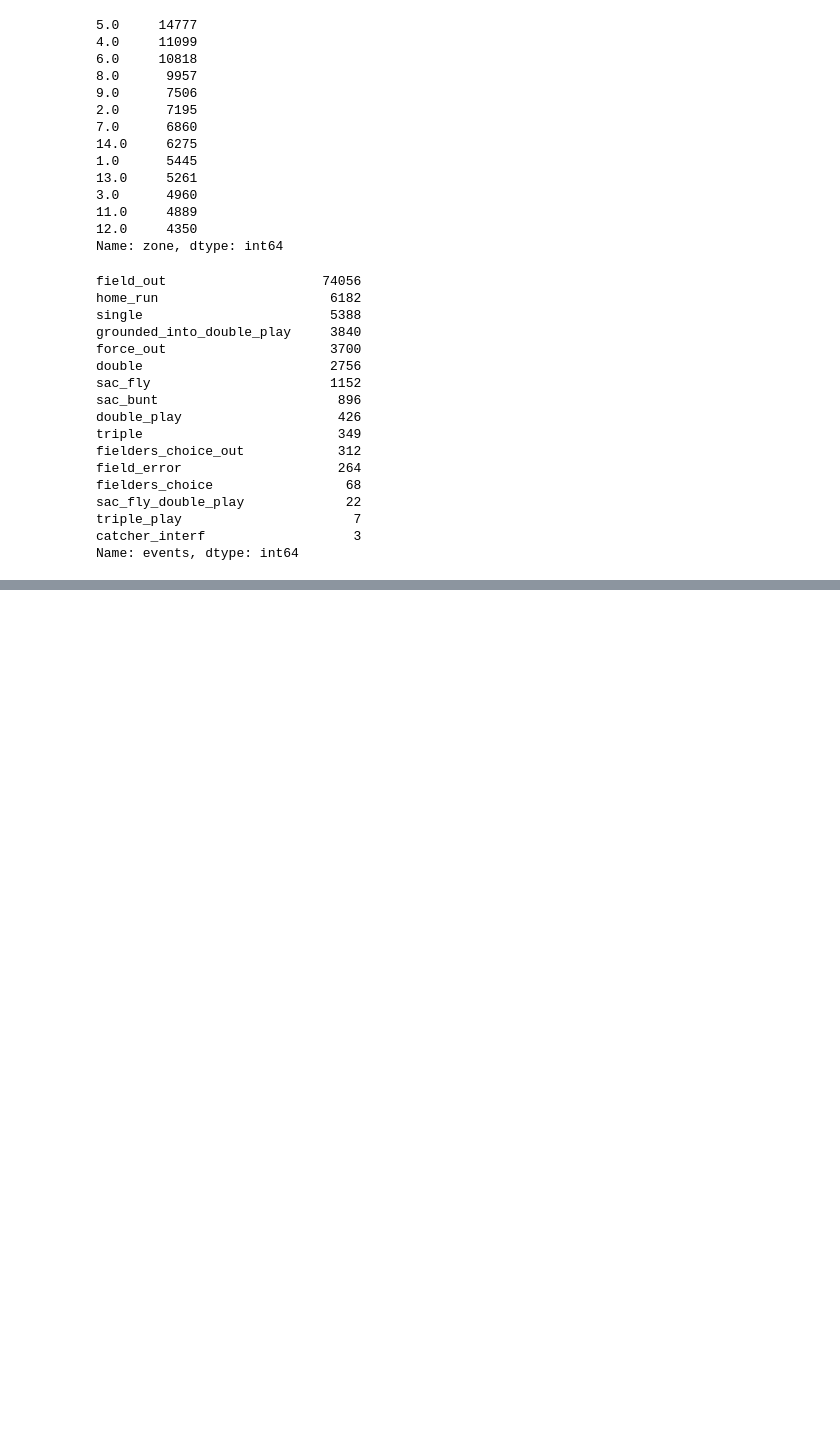
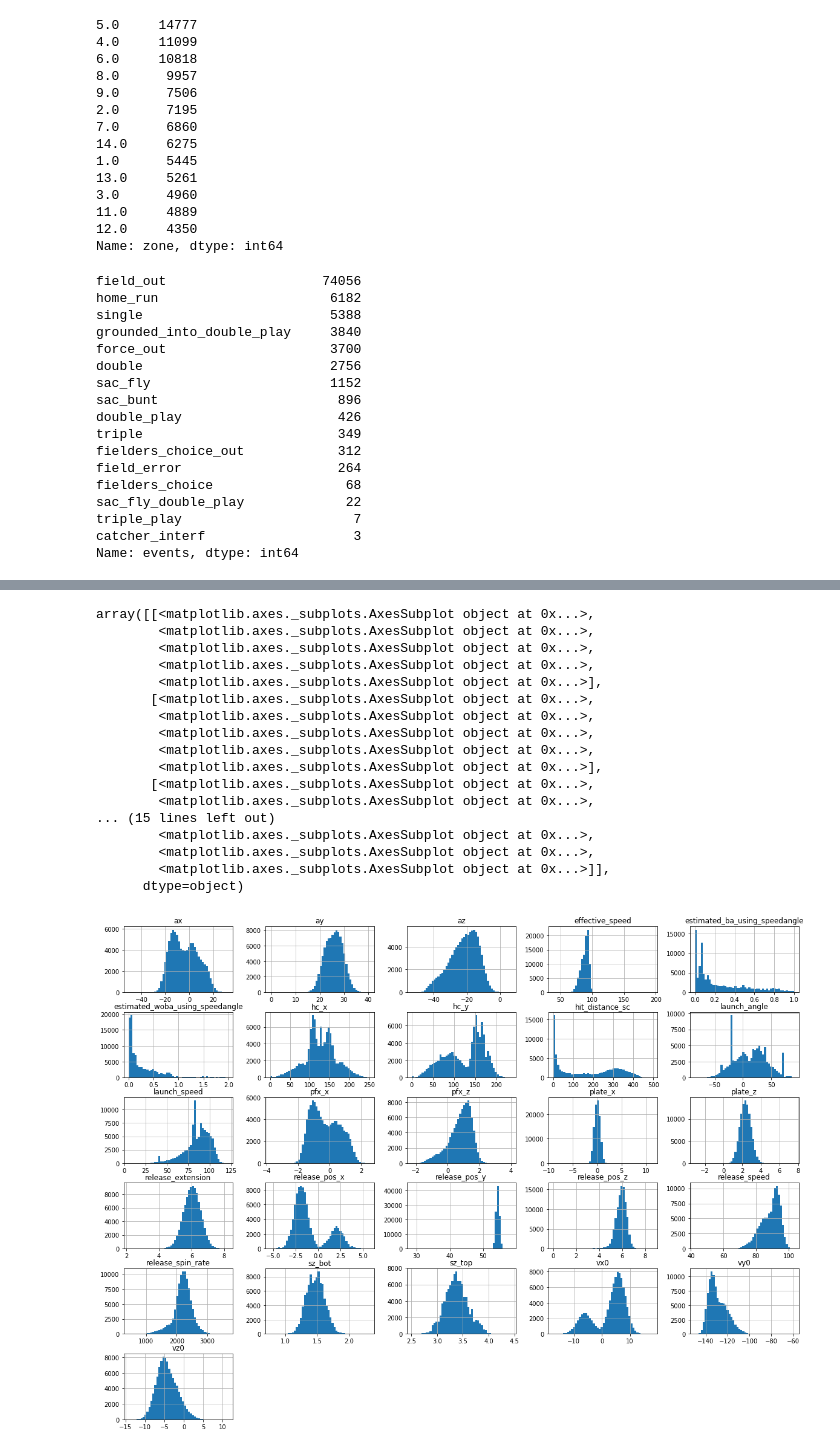
Before and after one commit to AndrewYinLi/machine-learning-baseball, a Jupyter notebook: random_forest.ipynb, the cells around one changed output, grey strips where cells are left out. Drawn from its saved outputs; the diff is of its cells as text; code cells hidden in the pictures; blank space fills up the shorter version.

```diff
--- a/random_forest.ipynb
+++ b/random_forest.ipynb
@@ -446,0 +450,26 @@ ValueError: labels ['release_speed' 'release_pos_x' 'release_pos_z' 'zone' 'hit_
+# %%
+# Further discretization
+data['hit_location'] = data['hit_location'].astype(str)
+data['inning'] = data['inning'].astype(str)
+del data['launch_speed_angle']  # This data appears broken, plus we have it elsewhere
+del data['zone']                # We're not sure what this is lmao
+data.hist(bins=50, figsize=(20, 15))
+# %% [output]
+array([[<matplotlib.axes._subplots.AxesSubplot object at 0x...>,
+        <matplotlib.axes._subplots.AxesSubplot object at 0x...>,
+        <matplotlib.axes._subplots.AxesSubplot object at 0x...>,
+        <matplotlib.axes._subplots.AxesSubplot object at 0x...>,
+        <matplotlib.axes._subplots.AxesSubplot object at 0x...>],
+       [<matplotlib.axes._subplots.AxesSubplot object at 0x...>,
+        <matplotlib.axes._subplots.AxesSubplot object at 0x...>,
+        <matplotlib.axes._subplots.AxesSubplot object at 0x...>,
+        <matplotlib.axes._subplots.AxesSubplot object at 0x...>,
+        <matplotlib.axes._subplots.AxesSubplot object at 0x...>],
+       [<matplotlib.axes._subplots.AxesSubplot object at 0x...>,
+        <matplotlib.axes._subplots.AxesSubplot object at 0x...>,
+... (15 lines left out)
+        <matplotlib.axes._subplots.AxesSubplot object at 0x...>,
+        <matplotlib.axes._subplots.AxesSubplot object at 0x...>,
+        <matplotlib.axes._subplots.AxesSubplot object at 0x...>]],
+      dtype=object)
+[figure, added]
```
Also changed, not shown: parts of 18 cells of this notebook.
